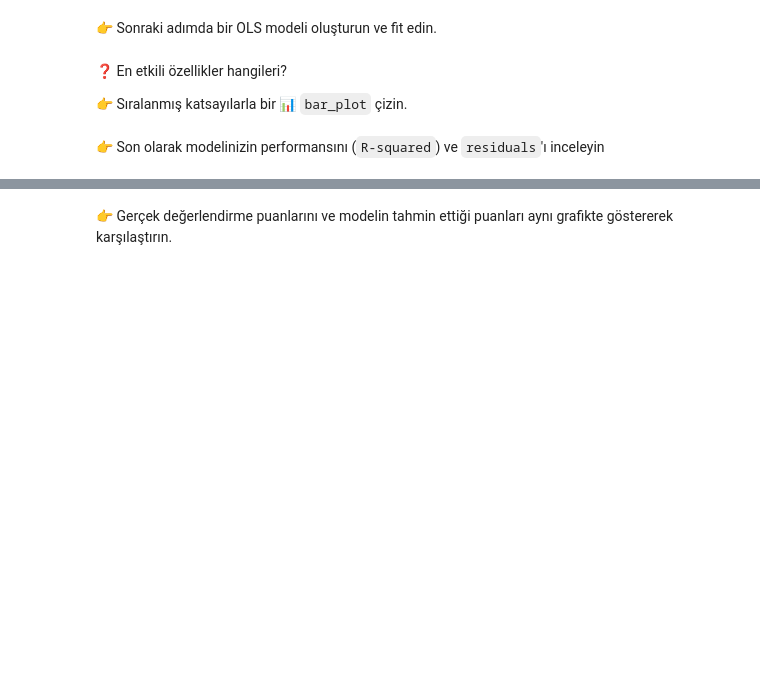
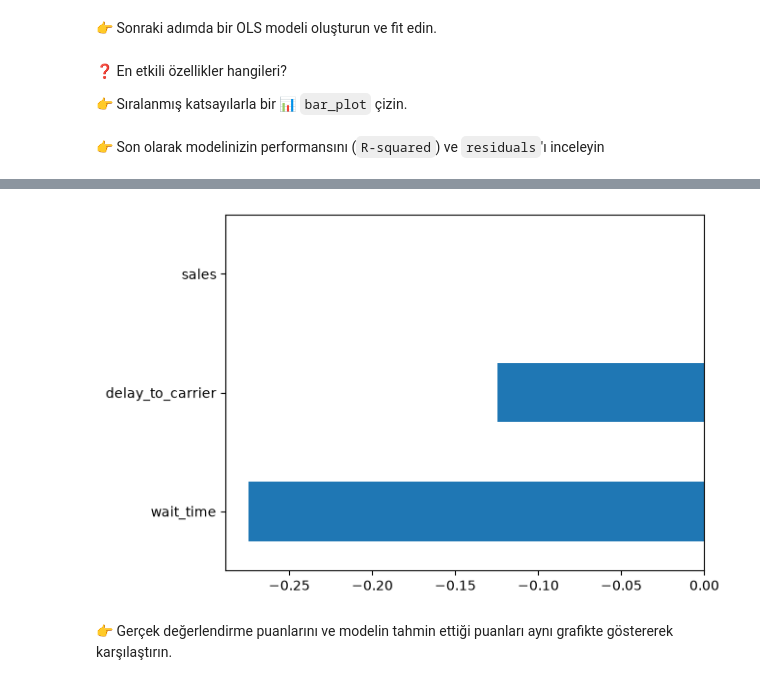
Before and after one commit to serenkayranerbas/data-sellers, a Jupyter notebook: sellers.ipynb, the cells around one changed output, grey strips where cells are left out. Cells and saved outputs as stored; diff of their text form; code cells hidden in the pictures; blank space fills up the shorter version.

```diff
--- a/sellers.ipynb
+++ b/sellers.ipynb
@@ -255,2 +277,7 @@ model = smf.ols(formula=f"review_score ~ {'+ '.join(features)}", data=sellers_st
+# %%
+model.params.drop("Intercept").sort_values().plot(kind="barh")
+plt.show()
+# %% [output]
+[figure, added]
 # %% [markdown]
 👉 Gerçek değerlendirme puanlarını ve modelin tahmin ettiği puanları aynı grafikte göstererek karşılaştırın.
```
Also changed, not shown: parts of 24 cells of this notebook.
